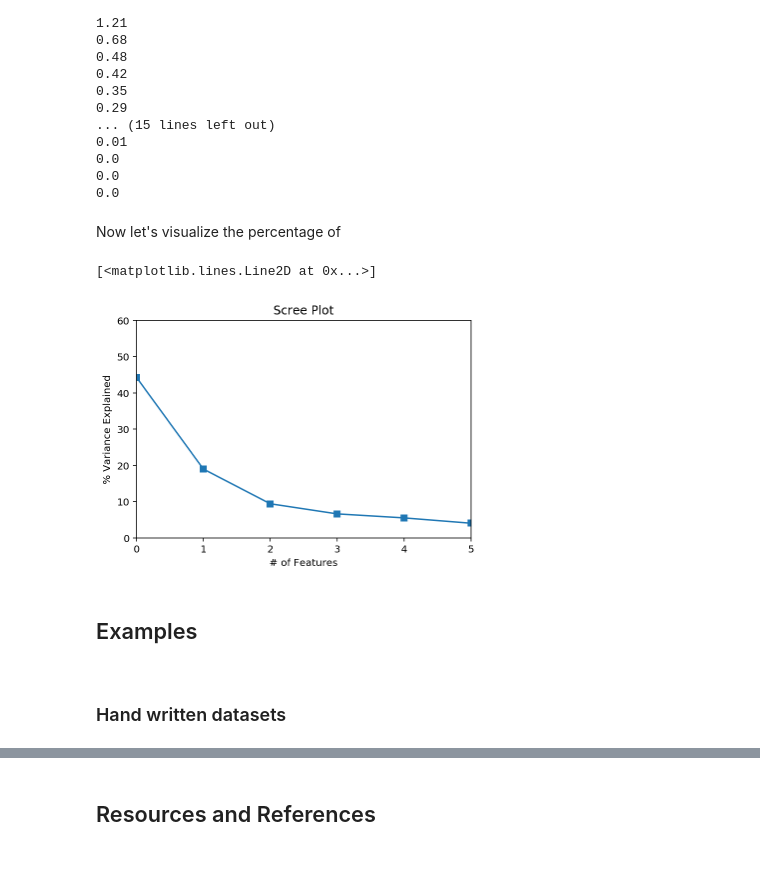
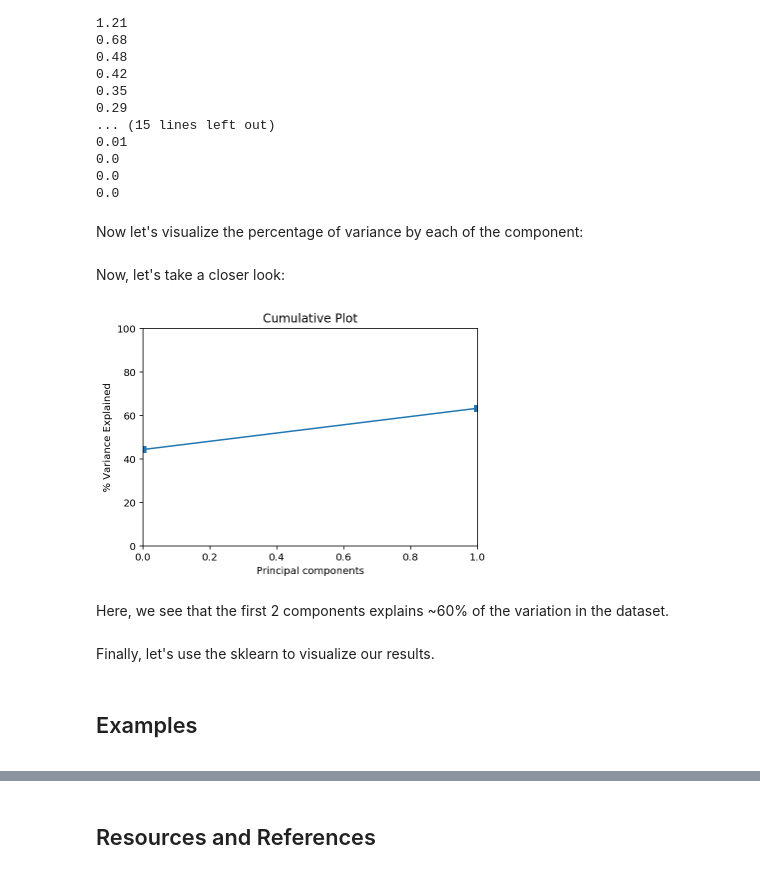
Before and after one commit to obifarin/machine-learning.ainotes, a Jupyter notebook: 14_PCA.ipynb, the cells around one changed output, grey strips where cells are left out. Saved outputs shown, nothing was run; the diff lists cells and outputs as text; code cells hidden in the pictures.

```diff
--- a/14_PCA.ipynb
+++ b/14_PCA.ipynb
@@ -254,4 +256,4 @@ Eigenvalues in descending order:
 0.0
 0.0
 # %% [markdown]
-Now let's visualize the percentage of
+Now let's visualize the percentage of variance by each of the component:
@@ -258,21 +275,20 @@ Now let's visualize the percentage of
+# %% [markdown]
+Now, let's take a closer look:
 # %%
-tot = sum(e_val)
-var_exp = [(i / tot)*100 for i in sorted(e_val, reverse=True)]
-cum_var_exp = np.cumsum(var_exp)
-
 plt.ylabel('% Variance Explained')
-plt.xlabel('# of Features')
-plt.title('Scree Plot')
-plt.xlim(0,5)
-plt.ylim(0,60)
+plt.xlabel('Principal components')
+plt.title('Cumulative Plot')
+plt.xlim(0,1)
+plt.ylim(0,100)
 plt.style.context('seaborn-whitegrid')
 
-plt.plot(var_exp, marker='s')
+plt.plot(cum_var_exp, marker='s');
 # %% [output]
-[<matplotlib.lines.Line2D at 0x...>]
-[figure, old version]
+[figure, new version]
+# %% [markdown]
+Here, we see that the first 2 components explains ~60% of the variation in the dataset.
+# %% [markdown]
+Finally, let's use the sklearn to visualize our results.
 # %% [markdown]
 ## Examples
 <a id="4"></a>
-# %% [markdown]
-### Hand written datasets
```
Also changed, not shown: parts of 14 cells of this notebook.
